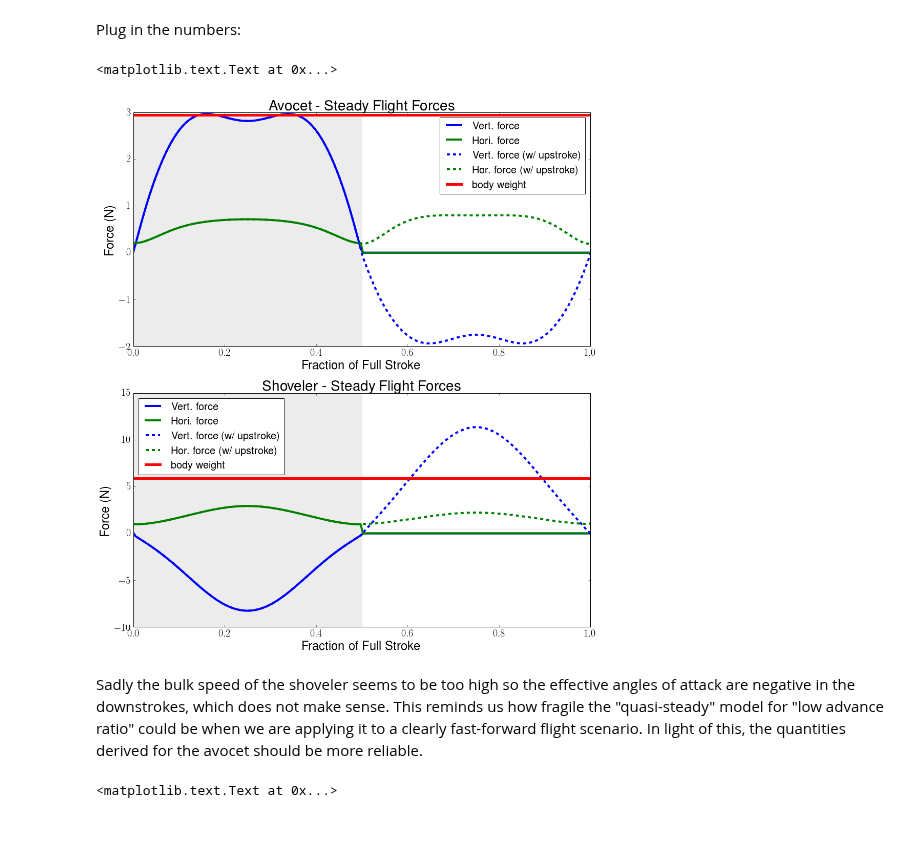
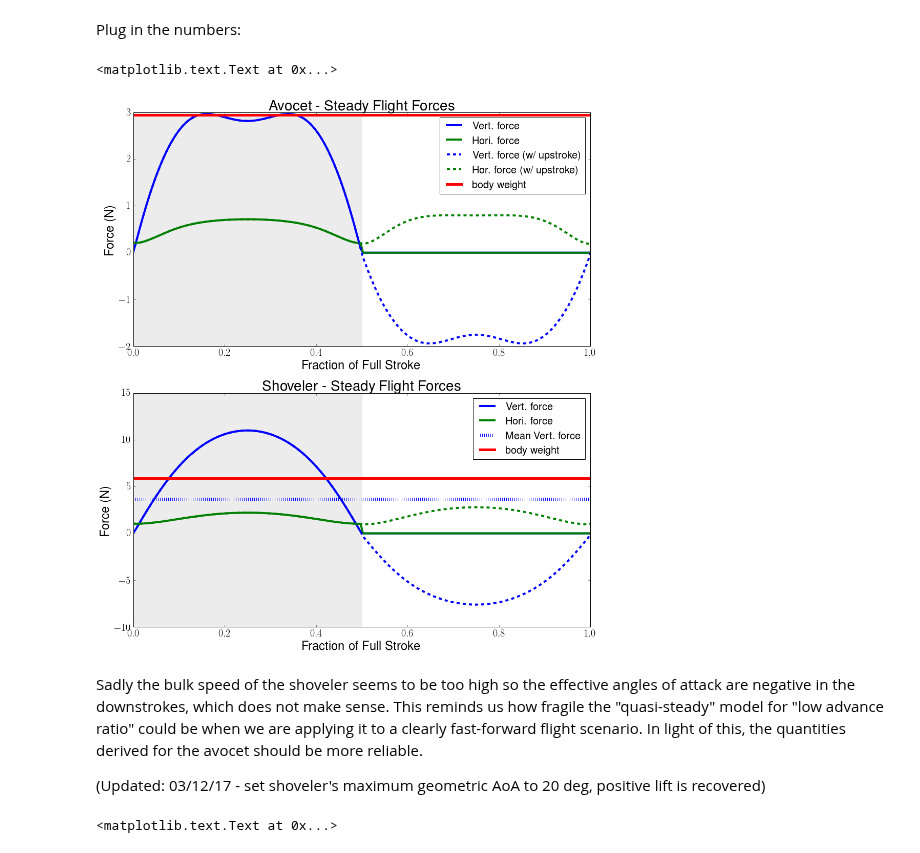
Before and after one commit to Ravirajadrangi/Biomechanics-of-Flight., a Jupyter notebook: dynamics/QS.ipynb, the cells around one changed output. Cells and saved outputs as stored; diff of their text form; code cells hidden in the pictures.

```diff
--- a/dynamics/QS.ipynb
+++ b/dynamics/QS.ipynb
@@ -186,43 +186,46 @@ exec(open('../codes/qs.py').read())
 Plug in the numbers:
 # %%
 ## two birds
-sho = QS(wing_fre,wing_amp,wing_a,wing_r,body_v_sho)
+sho = QS(wing_fre,wing_amp,wing_a,wing_r,body_v_sho,twist=20.*u.deg)
 avo = QS(wing_fre,wing_amp,wing_a,wing_r,body_v_avo)
 
 ## plotting
 plt.figure(figsize=(16,18))
 ### avocet
 plt.subplot(211)
 t_avo = np.linspace(0,1,len(avo.time_step))
 avo_fv,avo_fh,avo_fv_f,avo_fh_f = avo.transl_forces()
 
 plt.plot(t_avo,avo_fv,'b',label='Vert. force',lw=4)
 plt.plot(t_avo,avo_fh,'g',label='Hori. force',lw=4)
 plt.plot(t_avo,avo_fv_f,'b--',label='Vert. force (w/ upstroke)',lw=4)
 plt.plot(t_avo,avo_fh_f,'g--',label='Hor. force (w/ upstroke)',lw=4)
 plt.plot([0,1],[avo_w]*2,'r',label='body weight',lw=5)
 plt.axvspan(0, 0.5, alpha=0.15, color='grey')
 plt.title('Avocet - Steady Flight Forces')
 plt.legend(); plt.xlabel('Fraction of Full Stroke'); plt.ylabel('Force (N)')
 
 ### shoveler
 plt.subplot(212)
 t_sho = np.linspace(0,1,len(sho.time_step))
 sho_fv,sho_fh,sho_fv_f,sho_fh_f = sho.transl_forces()
 
 plt.plot(t_sho,sho_fv,'b',label='Vert. force',lw=4)
 plt.plot(t_sho,sho_fh,'g',label='Hori. force',lw=4)
-plt.plot(t_sho,sho_fv_f,'b--',label='Vert. force (w/ upstroke)',lw=4)
-plt.plot(t_sho,sho_fh_f,'g--',label='Hor. force (w/ upstroke)',lw=4)
+plt.plot(t_sho,sho_fv_f,'b--',lw=4)
+plt.plot(t_sho,sho_fh_f,'g--',lw=4)
+plt.plot([0,1],[np.mean(sho_fv.value),np.mean(sho_fv.value)],'b:',label='Mean Vert. force',lw=6)
 plt.plot([0,1],[sho_w]*2,'r',label='body weight',lw=5)
 plt.axvspan(0, 0.5, alpha=0.15, color='grey')
 plt.title('Shoveler - Steady Flight Forces')
-plt.legend(loc='upper left'); plt.xlabel('Fraction of Full Stroke'); plt.ylabel('Force (N)')
+plt.legend(loc='upper right'); plt.xlabel('Fraction of Full Stroke'); plt.ylabel('Force (N)')
 # %% [output]
 <matplotlib.text.Text at 0x...>
-[figure, old version]
+[figure, new version]
 # %% [markdown]
 Sadly the bulk speed of the shoveler seems to be too high so the effective angles of attack are negative in the downstrokes, which does not make sense. This reminds us how fragile the "quasi-steady" model for "low advance ratio" could be when we are applying it to a clearly fast-forward flight scenario. In light of this, the quantities derived for the avocet should be more reliable.
+
+(Updated: 03/12/17 - set shoveler's maximum geometric AoA to 20 deg, positive lift is recovered)
 # %%
 plt.figure(figsize=(16,9))
 plt.plot(    avo.transl_d_power()[0] ,'r',label='Avocet',lw=4)
```
Also changed, not shown: parts of 1 cell of this notebook, 2 other files.
